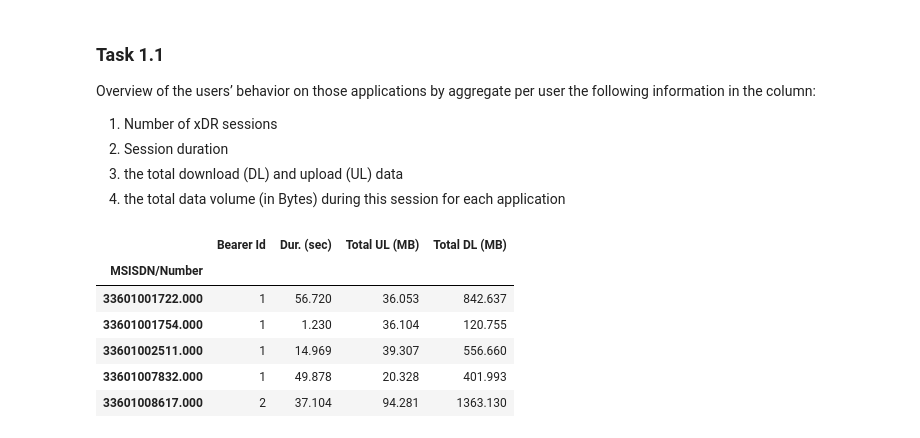
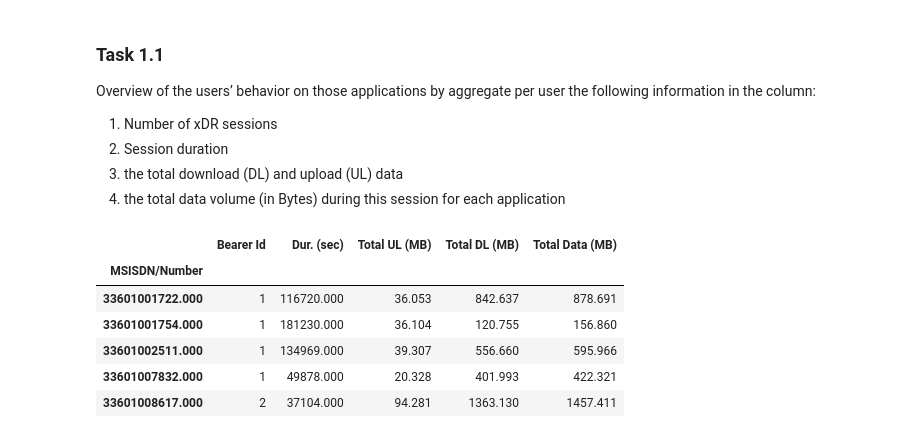
Before and after one commit to bkget/Telecom-Data-Analysis, a Jupyter notebook: notebooks/2_user_overview_analysis.ipynb, the cells around one changed output. Drawn from its saved outputs; the diff is of its cells as text; code cells hidden in the pictures.

Commit message:
Get Total Data in MB

```diff
--- a/notebooks/2_user_overview_analysis.ipynb
+++ b/notebooks/2_user_overview_analysis.ipynb
@@ -14,7 +14,7 @@ warnings.filterwarnings('ignore')
 sys.path.append(os.path.abspath(os.path.join('../scripts')))
 # %%
 pd.set_option('display.max_columns', None)
-pd.options.display.float_format = "{:.3f}".format
+pd.options.display.float_format = "{:.2f}".format
 # %%
 # Import our Script
 
@@ -132,5 +132,5 @@ cleaned_df['Total DL (Bytes)'] = user_overview_script.convert_bytes_to_megabytes
 # %%
 # Convert Dur. (ms to Second
 
-cleaned_df['Dur. (ms)'] = user_overview_script.convert_ms_to_sec(cleaned_df['Dur. (ms)'])
+dur_sec = user_overview_script.convert_ms_to_sec(cleaned_df['Dur. (ms)'])
 # %%
@@ -137,13 +139,16 @@ cleaned_df['Dur. (ms)'] = user_overview_script.convert_ms_to_sec(cleaned_df['Dur
 cleaned_df.rename(columns = {'Total UL (Bytes)':'Total UL (MB)', 'Total DL (Bytes)':'Total DL (MB)', 'Dur. (ms)': 'Dur. (sec)'}, inplace = True)
 # %%
-aggrigate = {"Bearer Id": 'count', 'Dur. (sec)':'sum', 'Total UL (MB)': 'sum', 'Total DL (MB)': 'sum'}
+
+cleaned_df['Total Data (MB)'] = cleaned_df['Total DL (MB)'] + cleaned_df['Total UL (MB)']
+
+aggrigate = {"Bearer Id": 'count', 'Dur. (sec)':'sum', 'Total UL (MB)': 'sum', 'Total DL (MB)': 'sum', 'Total Data (MB)': 'sum'}
 aggrigation_result = cleaned_df.groupby('MSISDN/Number').agg(aggrigate)
 aggrigation_result.head()
 # %% [output]
-|  | Bearer Id | Dur. (sec) | Total UL (MB) | Total DL (MB) |
-| MSISDN/Number |  |  |  |  |
-| 33601001722.000 | 1 | 56.720 | 36.053 | 842.637 |
-| 33601001754.000 | 1 | 1.230 | 36.104 | 120.755 |
-| 33601002511.000 | 1 | 14.969 | 39.307 | 556.660 |
-| 33601007832.000 | 1 | 49.878 | 20.328 | 401.993 |
-| 33601008617.000 | 2 | 37.104 | 94.281 | 1363.130 |
+|  | Bearer Id | Dur. (sec) | Total UL (MB) | Total DL (MB) | Total Data (MB) |
+| MSISDN/Number |  |  |  |  |  |
+| 33601001722.000 | 1 | 116720.000 | 36.053 | 842.637 | 878.691 |
+| 33601001754.000 | 1 | 181230.000 | 36.104 | 120.755 | 156.860 |
+| 33601002511.000 | 1 | 134969.000 | 39.307 | 556.660 | 595.966 |
+| 33601007832.000 | 1 | 49878.000 | 20.328 | 401.993 | 422.321 |
+| 33601008617.000 | 2 | 37104.000 | 94.281 | 1363.130 | 1457.411 |
```
Also changed, not shown: parts of 1 cell of this notebook.
